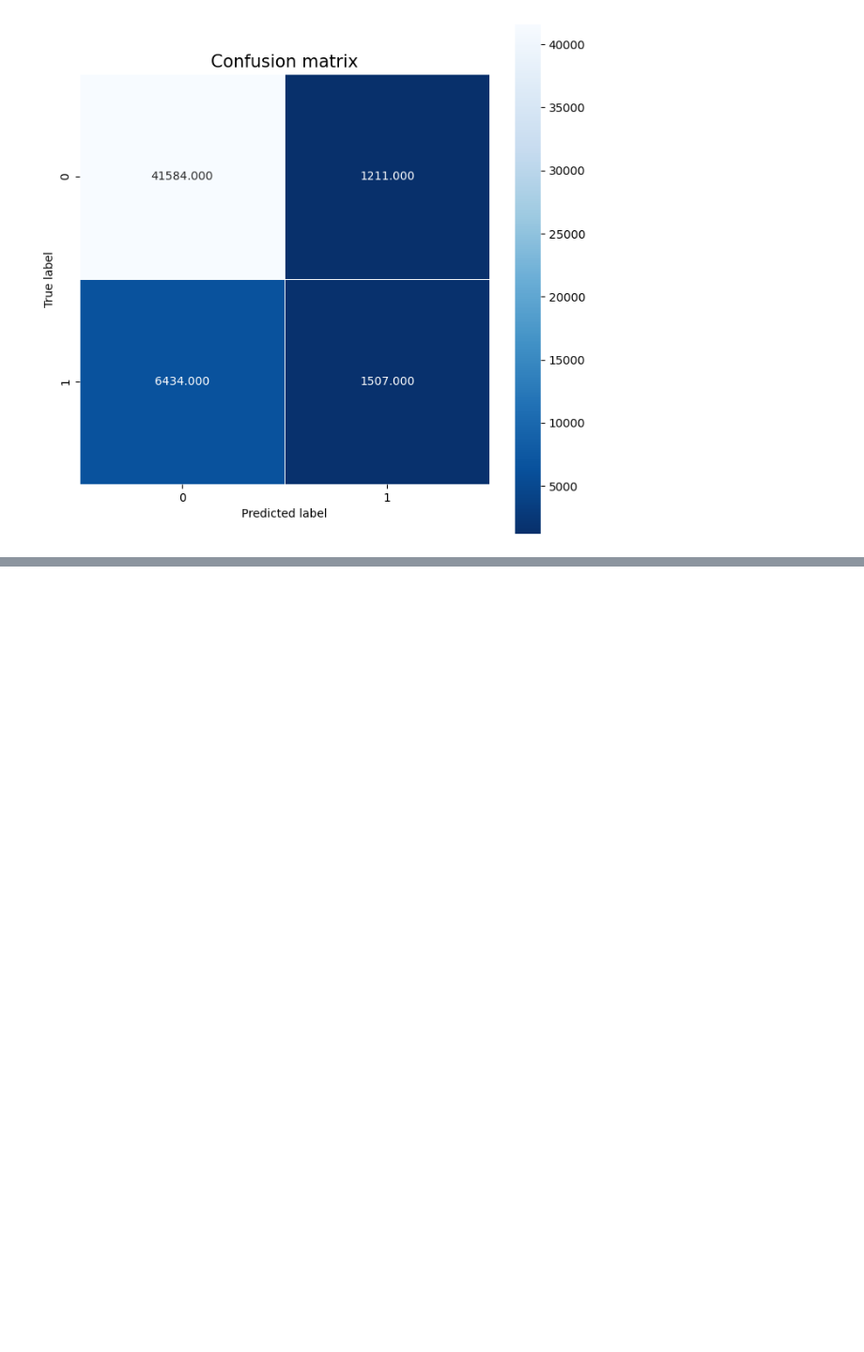
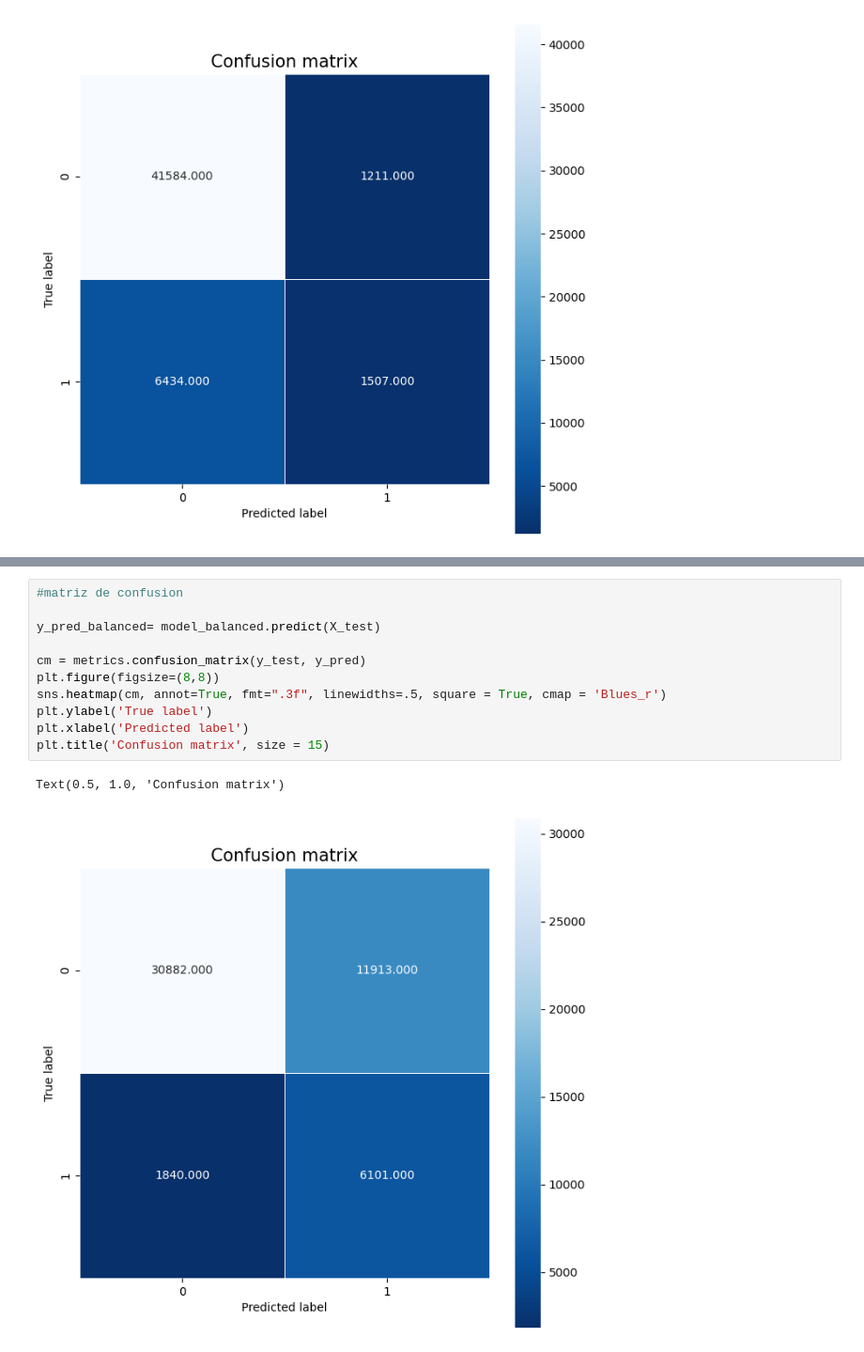
Before and after one commit to juanlt9905/machineLearning2025, a Jupyter notebook: balanceo.ipynb, the cells around one changed output, grey strips where cells are left out. Shown at 94% size. Cells and saved outputs as stored; diff of their text form; blank space fills up the shorter version.

```diff
--- a/balanceo.ipynb
+++ b/balanceo.ipynb
@@ -183,0 +214,14 @@ Text(0.5, 1.0, 'Confusion matrix')
+# %%
+#matriz de confusion
+
+y_pred_balanced= model_balanced.predict(X_test)
+
+cm = metrics.confusion_matrix(y_test, y_pred)
+plt.figure(figsize=(8,8))
+sns.heatmap(cm, annot=True, fmt=".3f", linewidths=.5, square = True, cmap = 'Blues_r')
+plt.ylabel('True label')
+plt.xlabel('Predicted label')
+plt.title('Confusion matrix', size = 15)
+# %% [output]
+Text(0.5, 1.0, 'Confusion matrix')
+[figure, added]
```
Also changed, not shown: parts of 6 cells of this notebook.
